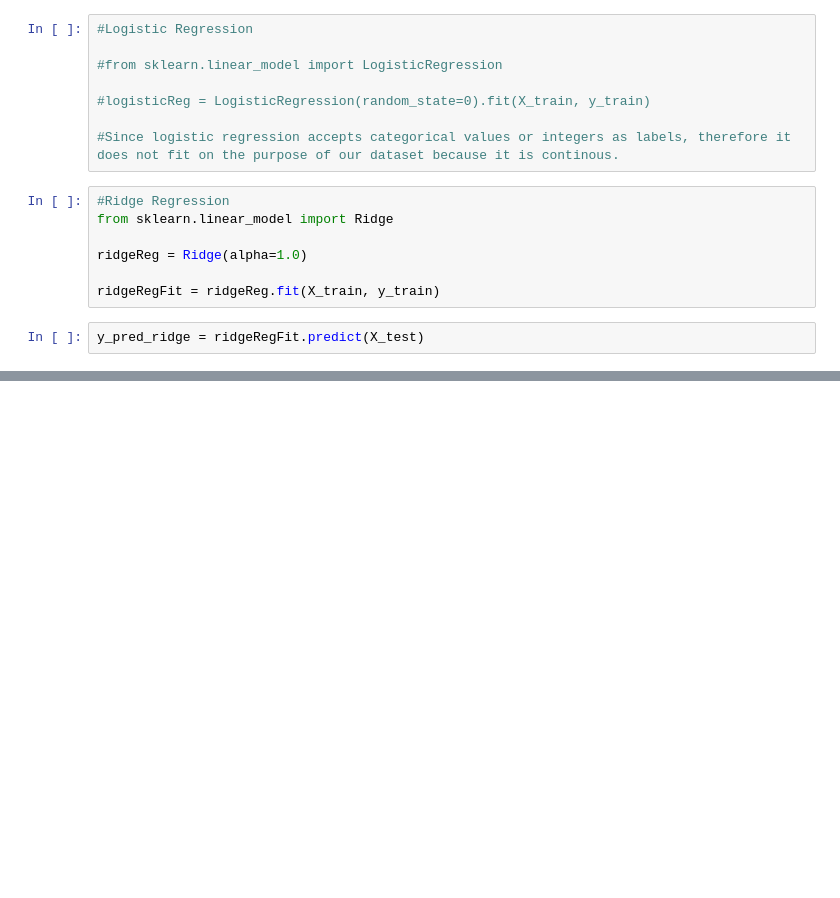
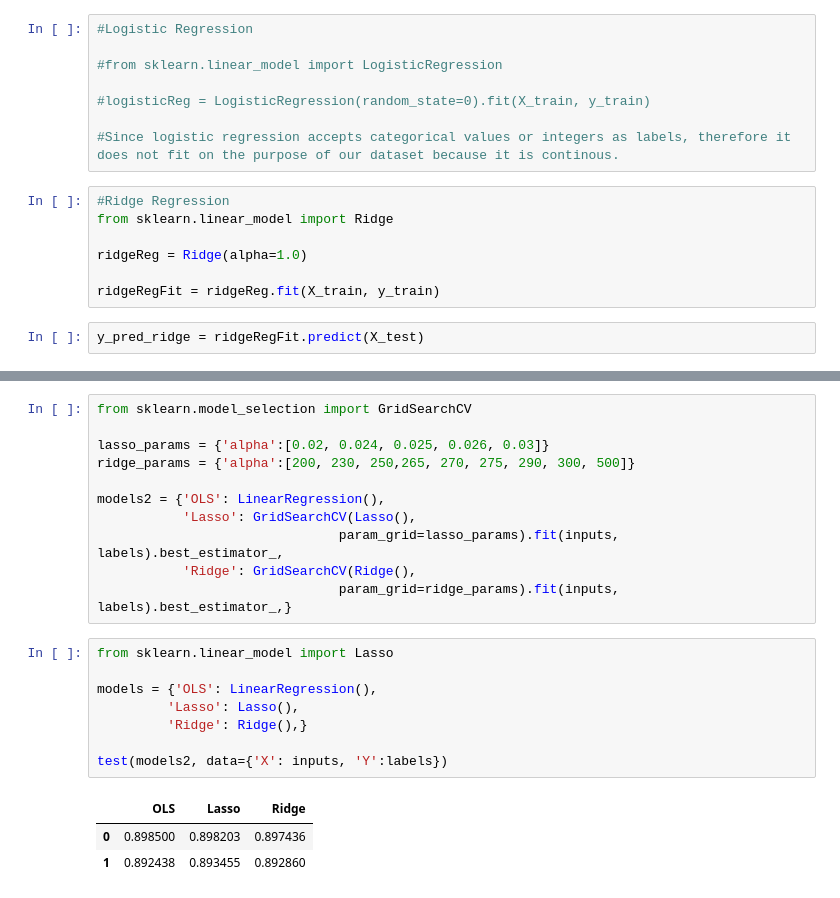
Before and after one commit to henryvo117/ftml, a Jupyter notebook: Project/exercice4.ipynb, the cells around one changed output, grey strips where cells are left out. Saved outputs shown, nothing was run; the diff lists cells and outputs as text; blank space fills up the shorter version.

```diff
--- a/Project/exercice4.ipynb
+++ b/Project/exercice4.ipynb
@@ -42,0 +83,23 @@ r2_score(y_pred_ridge, y_test)
+# %%
+from sklearn.model_selection import GridSearchCV
+
+lasso_params = {'alpha':[0.02, 0.024, 0.025, 0.026, 0.03]}
+ridge_params = {'alpha':[200, 230, 250,265, 270, 275, 290, 300, 500]}
+
+models2 = {'OLS': LinearRegression(),
+           'Lasso': GridSearchCV(Lasso(),
+                               param_grid=lasso_params).fit(inputs, labels).best_estimator_,
+           'Ridge': GridSearchCV(Ridge(),
+                               param_grid=ridge_params).fit(inputs, labels).best_estimator_,}
+# %%
+from sklearn.linear_model import Lasso
+
+models = {'OLS': LinearRegression(),
+         'Lasso': Lasso(),
+         'Ridge': Ridge(),}
+
+test(models2, data={'X': inputs, 'Y':labels})
+# %% [output]
+|  | OLS | Lasso | Ridge |
+| 0 | 0.898500 | 0.898203 | 0.897436 |
+| 1 | 0.892438 | 0.893455 | 0.892860 |
```
Also changed, not shown: parts of 8 cells of this notebook, 2 other files.
